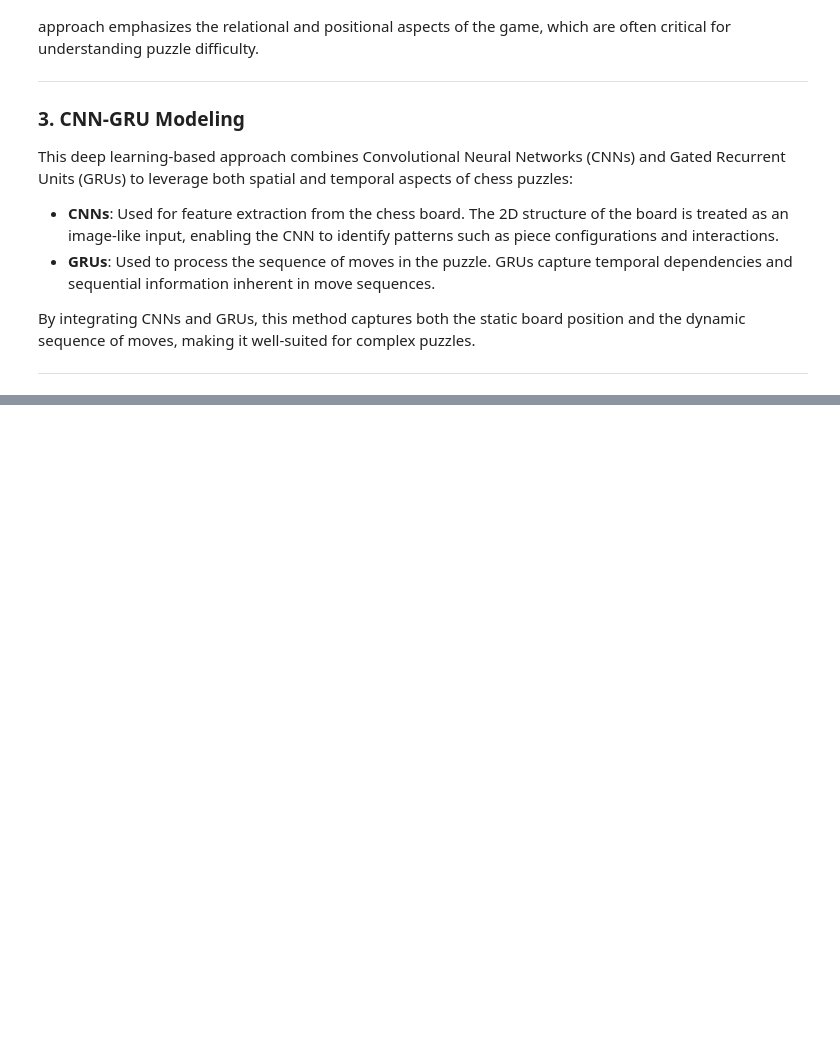
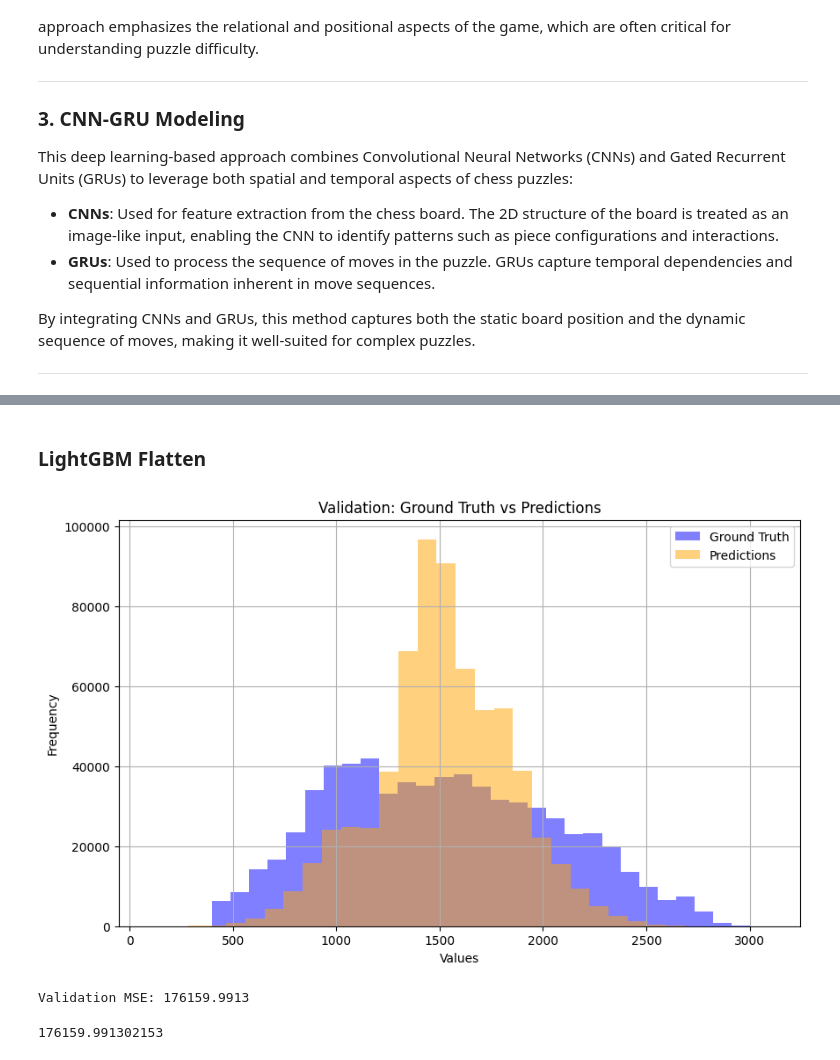
Before and after one commit to SeyyidOS/CPRE, a Jupyter notebook: notebooks/demo.ipynb, the cells around one changed output, grey strips where cells are left out. Saved outputs shown, nothing was run; the diff lists cells and outputs as text; code cells hidden in the pictures; blank space fills up the shorter version.

```diff
--- a/notebooks/demo.ipynb
+++ b/notebooks/demo.ipynb
@@ -137,0 +215,37 @@ By integrating CNNs and GRUs, this method captures both the static board positio
+# %% [markdown]
+### LightGBM Flatten
+# %%
+from src.lib.fen_parser import flatten_board, parse_fen_without_board
+from src.lib.move_encoder import encode_moves_64_squares
+from src.lib.feature_generator import calculate_move_length
+
+# df = pd.read_csv("../data/filtered/filtered_df.csv")
+
+# tqdm.pandas()
+# flattened = df['FEN'].apply(flatten_board)
+# squares = [f"square_{i}" for i in range(1, 65)]
+# flattened_df = pd.DataFrame(flattened.tolist(), columns=squares)
+# df = pd.concat([df, flattened_df], axis=1)
+
+# combined_features_df = df['FEN'].apply(parse_fen_without_board).apply(pd.Series)
+# df = pd.concat([df, combined_features_df], axis=1)
+
+# df['MoveLength'] = df['Moves'].apply(calculate_move_length)
+
+# drop_cols = ["index", "PuzzleId", "FEN", "Moves", "RatingDeviation", "Popularity", "NbPlays", "Themes", "GameUrl", "OpeningTags"]
+# df_final = df.drop(columns=drop_cols)
+
+df_final = pd.read_csv("../data/demo/flatten.csv")
+
+X_train, y_train, X_val, y_val, X_test, y_test = stratified_split(df_final)
+
+learner_lgbm = LightGBMLearner()
+learner_lgbm.load_model("../results/models/lgbm/flattened_best")
+
+learner_lgbm.plot_validation_histogram(X_test, y_test)
+
+learner_lgbm.evaluate(X_test, y_test)
+# %% [output]
+[figure, added]
+Validation MSE: 176159.9913
+176159.991302153
```
Also changed, not shown: parts of 7 cells of this notebook.
